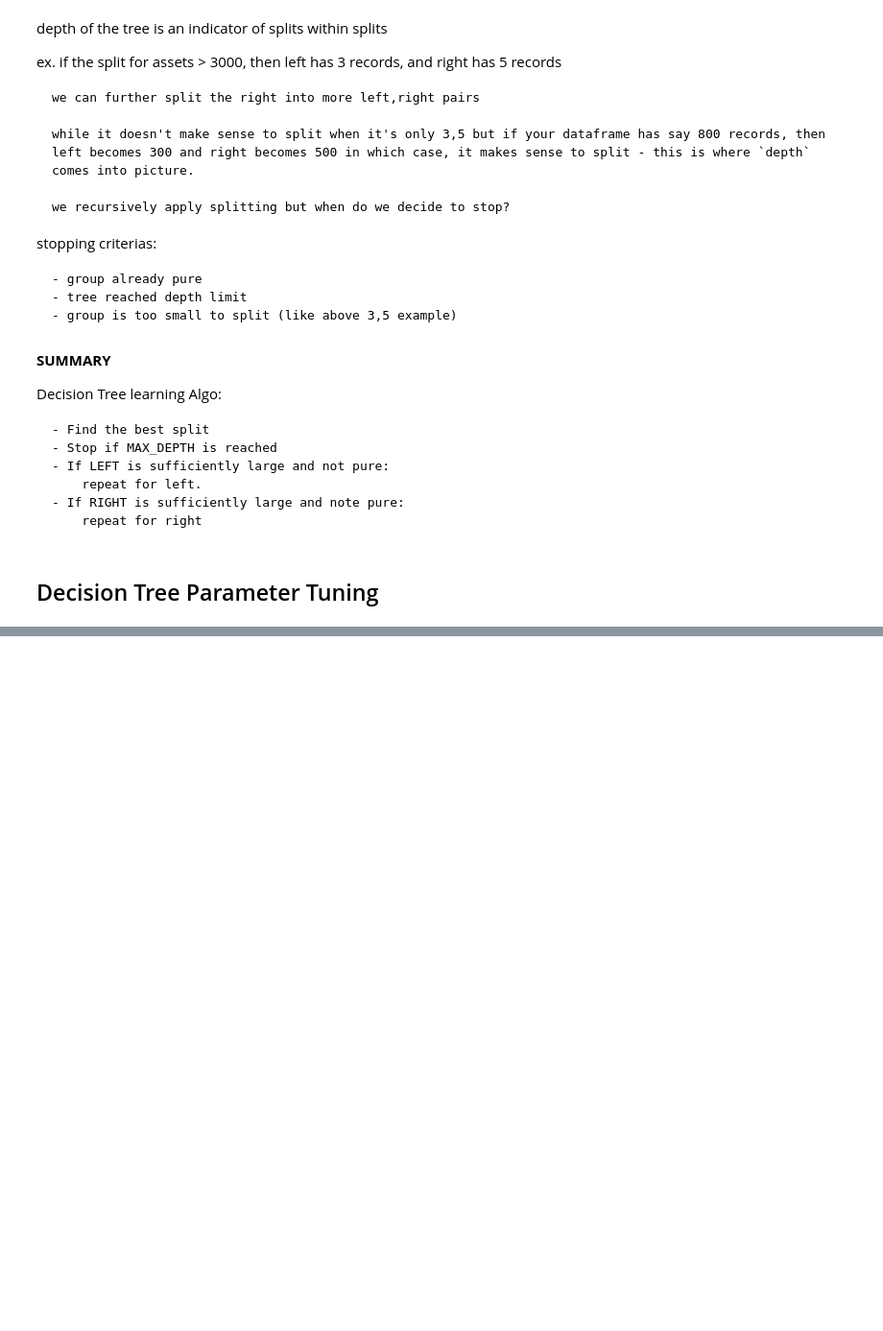
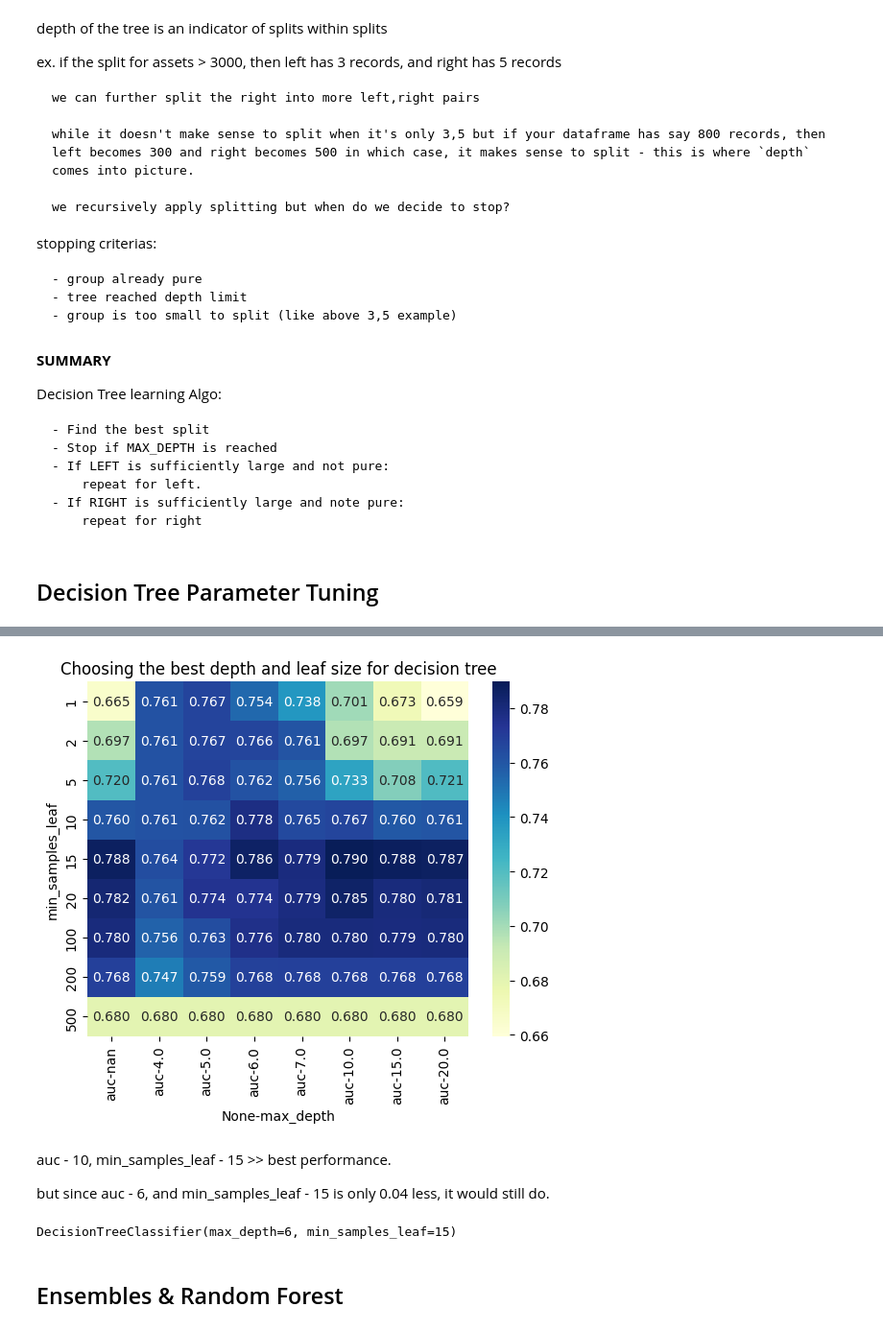
Before and after one commit to Rimsha-Bashir/machine-learning-zoomcamp, a Jupyter notebook: module-6/credit-risk-project.ipynb, the cells around one changed output, grey strips where cells are left out. Shown at 96% size. Drawn from its saved outputs; the diff is of its cells as text; code cells hidden in the pictures; blank space fills up the shorter version.

```diff
--- a/module-6/credit-risk-project.ipynb
+++ b/module-6/credit-risk-project.ipynb
@@ -482,0 +500,9 @@ Decision Tree learning Algo:
+# %%
+for d in [1,2,3,4,5,6,10,15,20,None]:
+    dt = DecisionTreeClassifier(max_depth=d)
+    dt.fit(X_train, y_train)
+
+    y_pred = dt.predict_proba(X_val)[:,1]
+    auc = roc_auc_score(y_val, y_pred)
+
+    print('%4s -> %.3f' % (d,auc))
@@ -482,0 +522,14 @@ Decision Tree learning Algo:
+# %%
+scores = []
+for d in [4,5,6,7,10,15,20,None]:
+    for l in [1,2,5,10,15,20,100,200,500]: # min_samples_leaf
+        dt = DecisionTreeClassifier(max_depth=d, min_samples_leaf=l)
+        dt.fit(X_train, y_train)
+
+        y_pred = dt.predict_proba(X_val)[:,1]
+        auc = roc_auc_score(y_val, y_pred)
+
+        scores.append((d,l,auc))
+# %%
+df_scores = pd.DataFrame(scores, columns = ['max_depth', 'min_samples_leaf', 'auc'])
+df_scores.sort_values('auc', ascending=False).head(5)
@@ -482,0 +543,19 @@ Decision Tree learning Algo:
+# %%
+df_scores_pivot = df_scores.pivot(index='min_samples_leaf', columns=['max_depth'], values=['auc'])
+# %%
+sns.heatmap(df_scores_pivot, annot=True, fmt='.3f', cmap='YlGnBu')
+plt.title('Choosing the best depth and leaf size for decision tree')
+plt.show()
+# %% [output]
+[figure, added]
+# %% [markdown]
+auc - 10, min_samples_leaf - 15 >> best performance.
+
+but since auc - 6, and min_samples_leaf - 15 is only 0.04 less, it would still do.
+# %%
+dt = DecisionTreeClassifier(max_depth=6, min_samples_leaf=15)
+dt.fit(X_train, y_train)
+# %% [output]
+DecisionTreeClassifier(max_depth=6, min_samples_leaf=15)
+# %% [markdown]
+## Ensembles & Random Forest
```
Also changed, not shown: parts of 5 cells of this notebook, 1 other file.
